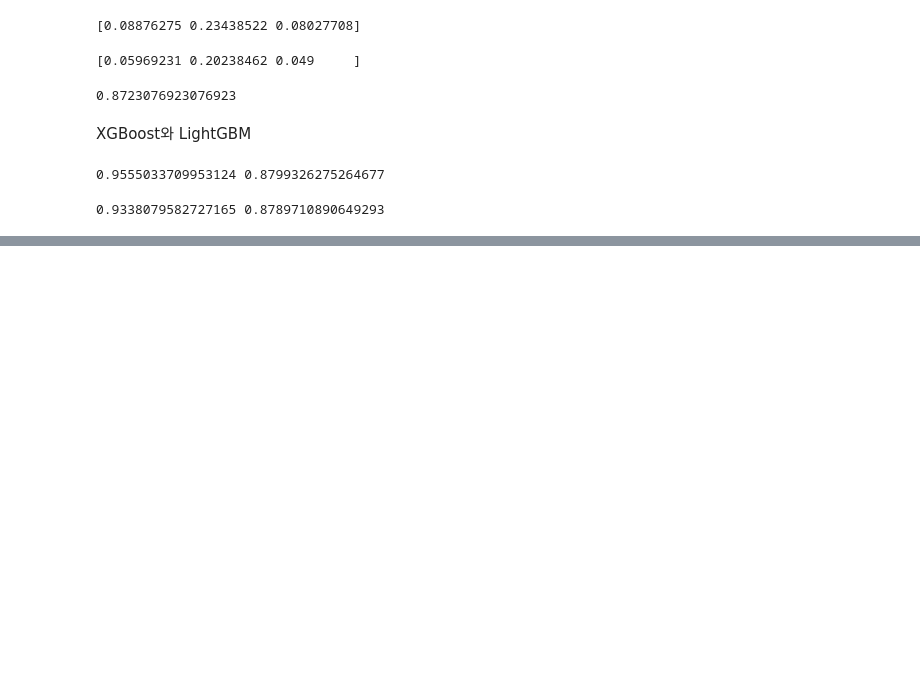
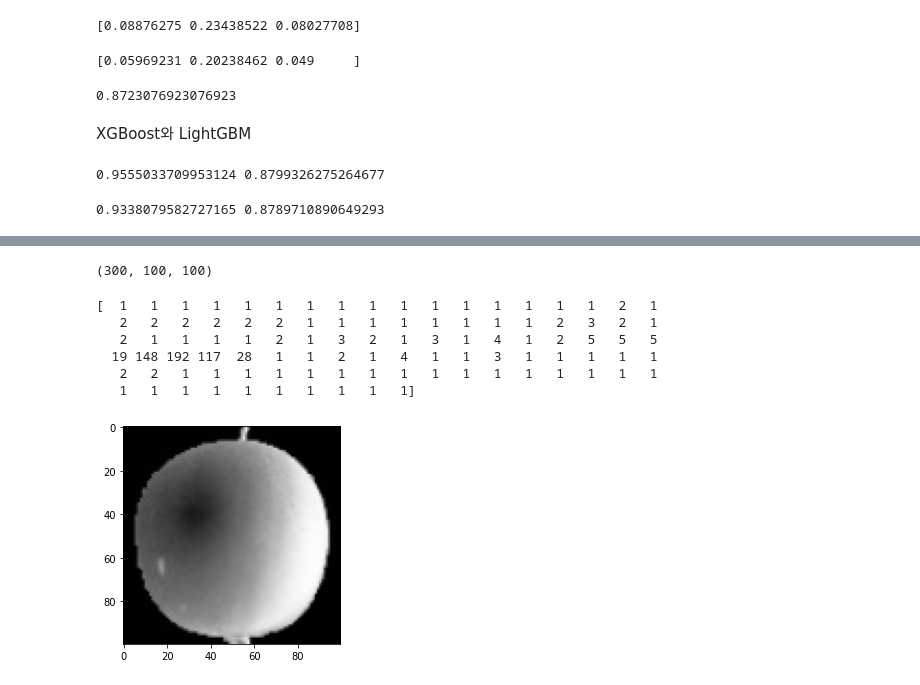
Before and after one commit to bravo-jino/Data-Science-Training, a Jupyter notebook: by_myself_ML&DL.ipynb, the cells around one changed output, grey strips where cells are left out. Cells and saved outputs as stored; diff of their text form; code cells hidden in the pictures; blank space fills up the shorter version.

```diff
--- a/by_myself_ML&DL.ipynb
+++ b/by_myself_ML&DL.ipynb
@@ -1708,0 +1741,22 @@ print(np.mean(scores['train_score']), np.mean(scores['test_score']))
+# %%
+fruits = np.load('fruits_300.npy')
+# %%
+print(fruits.shape)
+# %% [output]
+(300, 100, 100)
+# %%
+print(fruits[0, 0, :])
+# %% [output]
+[  1   1   1   1   1   1   1   1   1   1   1   1   1   1   1   1   2   1
+   2   2   2   2   2   2   1   1   1   1   1   1   1   1   2   3   2   1
+   2   1   1   1   1   2   1   3   2   1   3   1   4   1   2   5   5   5
+  19 148 192 117  28   1   1   2   1   4   1   1   3   1   1   1   1   1
+   2   2   1   1   1   1   1   1   1   1   1   1   1   1   1   1   1   1
+   1   1   1   1   1   1   1   1   1   1]
+# %%
+#맷플롯립의 imshow() 함수로 넘파이 배열로 저장된 이미지 그리기
+plt.imshow(fruits[0], cmap='gray')
+plt.show()
+#0에 가까울수록 검게 나타나고, 높은 값은 밝게 표시됨
+# %% [output]
+[figure, added]
```
Also changed, not shown: parts of 18 cells of this notebook.
